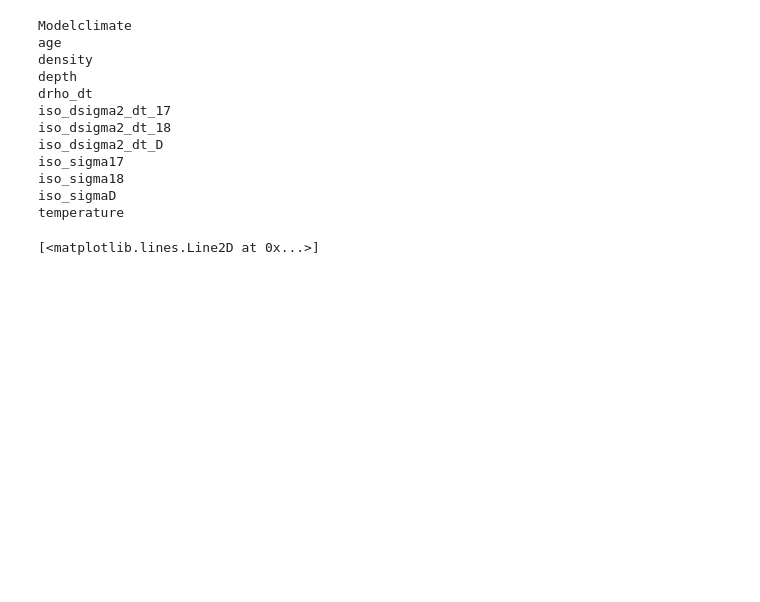
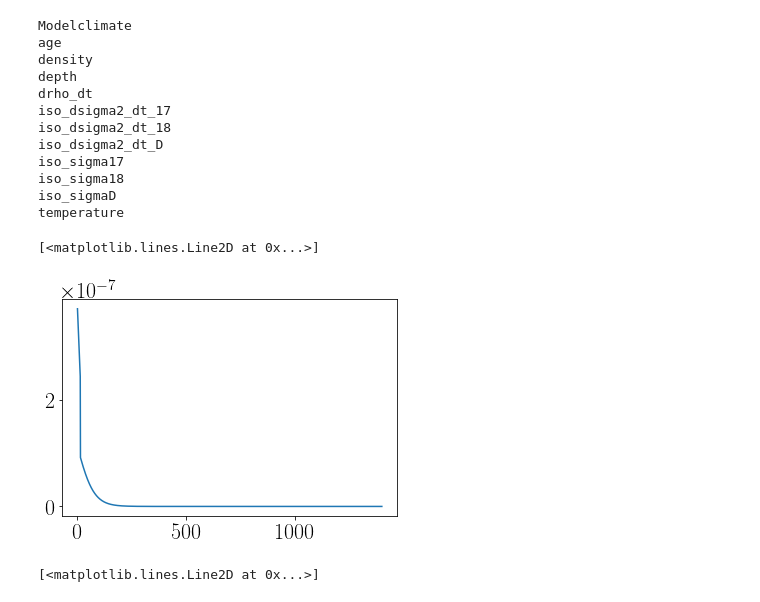
Before and after one commit to TheaQG/AWI_Bcores_Analysis, a Jupyter notebook: CFM_Testing.ipynb, the cells around one changed output. Drawn from its saved outputs; the diff is of its cells as text; code cells hidden in the pictures; blank space fills up the shorter version.

```diff
--- a/CFM_Testing.ipynb
+++ b/CFM_Testing.ipynb
@@ -32,6 +33,6 @@ showFigs=True
 # %%
-import h5py
-filename = '/home/thea/MesterTesen/CFM-thea/cfm_mytests/steady_state_test_results_temp/SiteA_test.hdf5'
+
+filename = '/home/thea/MesterTesen/CFM-thea/cfm_mytests/steady_state_test_results_temp/isoCFM_stst_290521_result.hdf5'
 
 f = h5py.File(filename,'r')
 for key in f.keys():
@@ -59,3 +60,8 @@ iso_sigma17
 iso_sigma18
 iso_sigmaD
 temperature
+# %%
+plt.plot(depth[-1][1:],drho_dt[-1][1:])
+# %% [output]
+[<matplotlib.lines.Line2D at 0x...>]
+[figure, added]
```
Also changed, not shown: parts of 2 cells of this notebook, 12 other files.
